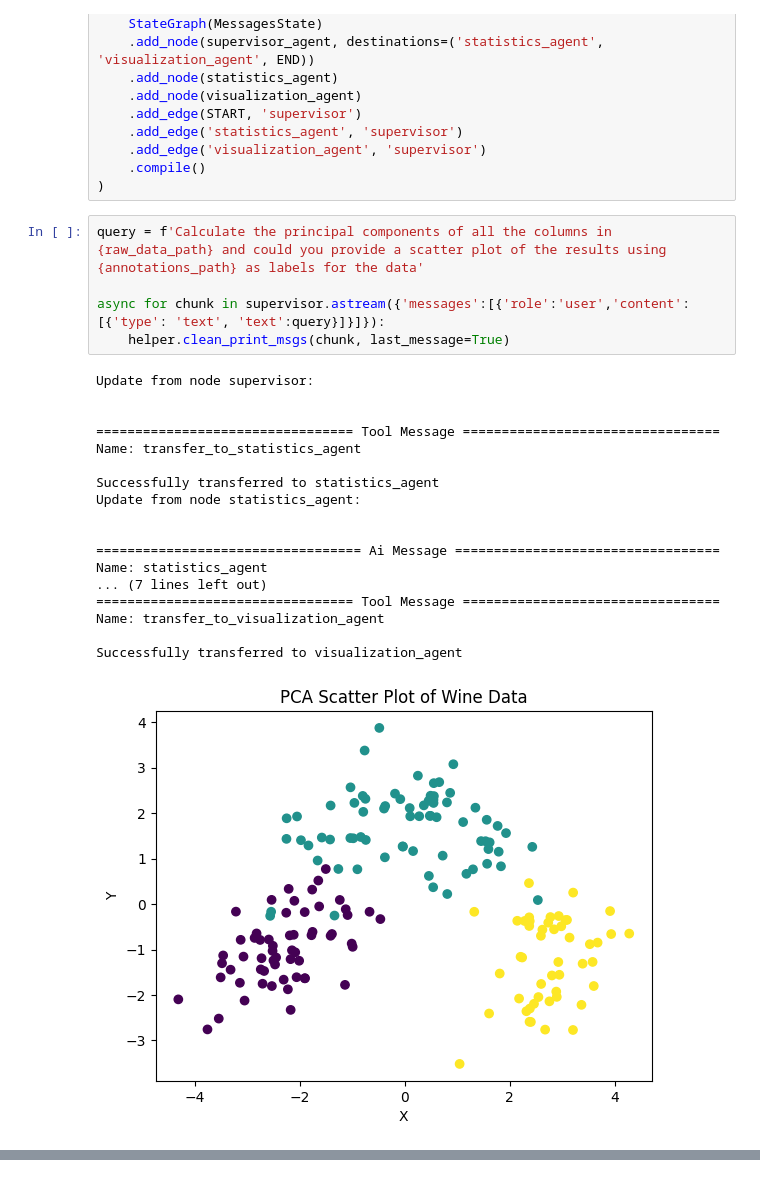
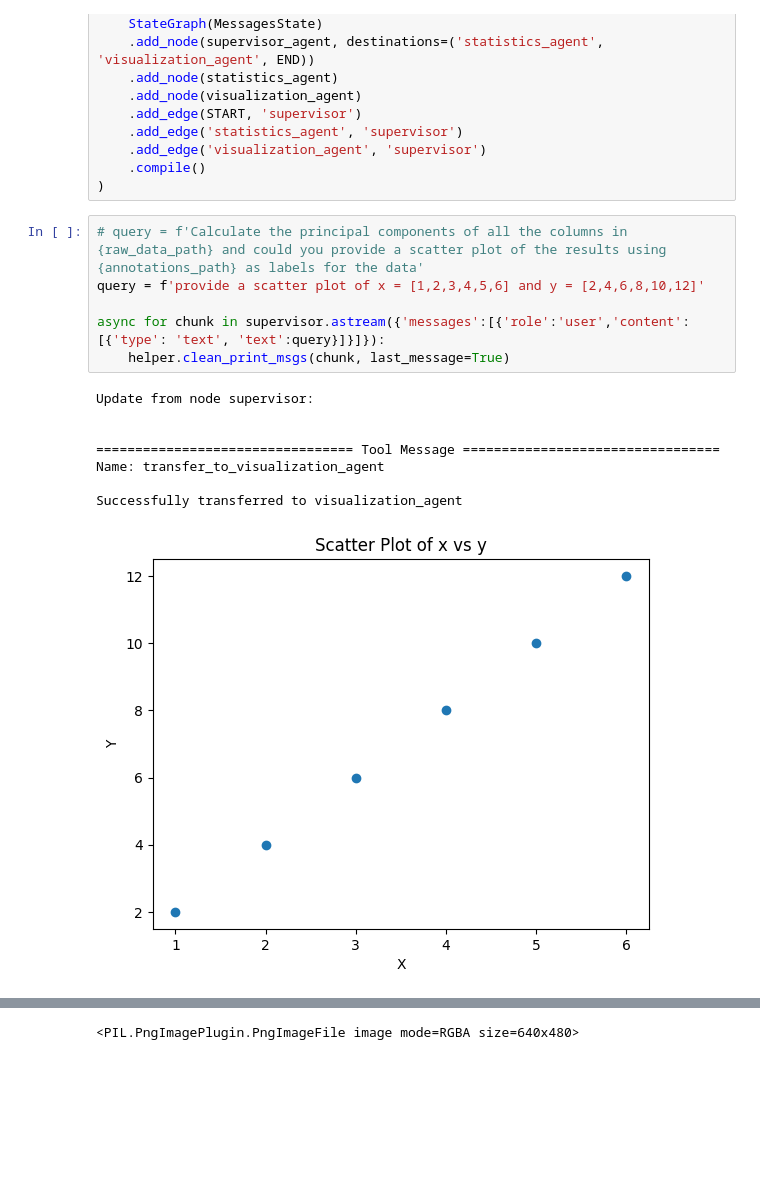
Before and after one commit to worldteacher-global/LLM-World, a Jupyter notebook: Notebooks/Multi-Agent.ipynb, the cells around one changed output, grey strips where cells are left out. Cells and saved outputs as stored; diff of their text form; blank space fills up the shorter version.

Commit message:
LLM-World/Multi-Agent.ipynb: tested plotting only query

```diff
--- a/Notebooks/Multi-Agent.ipynb
+++ b/Notebooks/Multi-Agent.ipynb
@@ -232,29 +232,20 @@ supervisor = (
     .compile()
 )
 # %%
-query = f'Calculate the principal components of all the columns in {raw_data_path} and could you provide a scatter plot of the results using {annotations_path} as labels for the data'
+# query = f'Calculate the principal components of all the columns in {raw_data_path} and could you provide a scatter plot of the results using {annotations_path} as labels for the data'
+query = f'provide a scatter plot of x = [1,2,3,4,5,6] and y = [2,4,6,8,10,12]'
 
 async for chunk in supervisor.astream({'messages':[{'role':'user','content': [{'type': 'text', 'text':query}]}]}):
     helper.clean_print_msgs(chunk, last_message=True)
 # %% [output]
 Update from node supervisor:
 
 
 ================================= Tool Message =================================
-Name: transfer_to_statistics_agent
-
-Successfully transferred to statistics_agent
-Update from node statistics_agent:
-
-
-================================== Ai Message ==================================
-Name: statistics_agent
-... (7 lines left out)
-================================= Tool Message =================================
 Name: transfer_to_visualization_agent
 
 Successfully transferred to visualization_agent
-[figure, old version]
+[figure, new version]
 Update from node visualization_agent:
 
 
@@ -274,0 +259 @@ The analysis successfully reduced the dimensionality of the wine dataset while p
+<PIL.PngImagePlugin.PngImageFile image mode=RGBA size=640x480>
```
Also changed, not shown: parts of 1 cell of this notebook.
